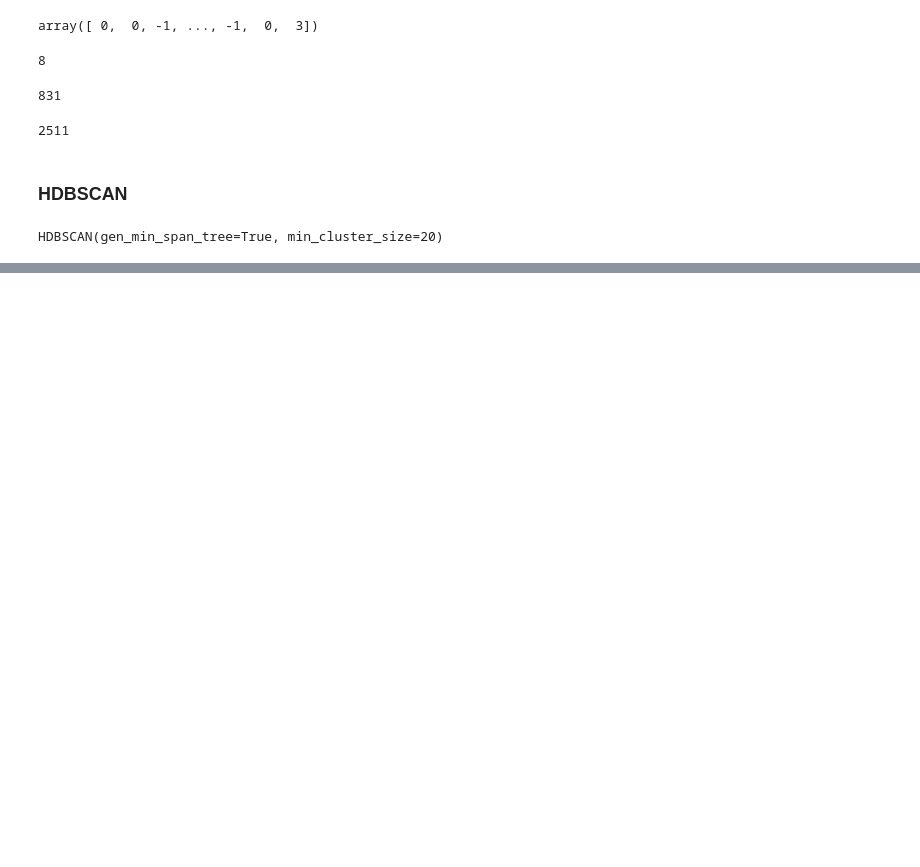
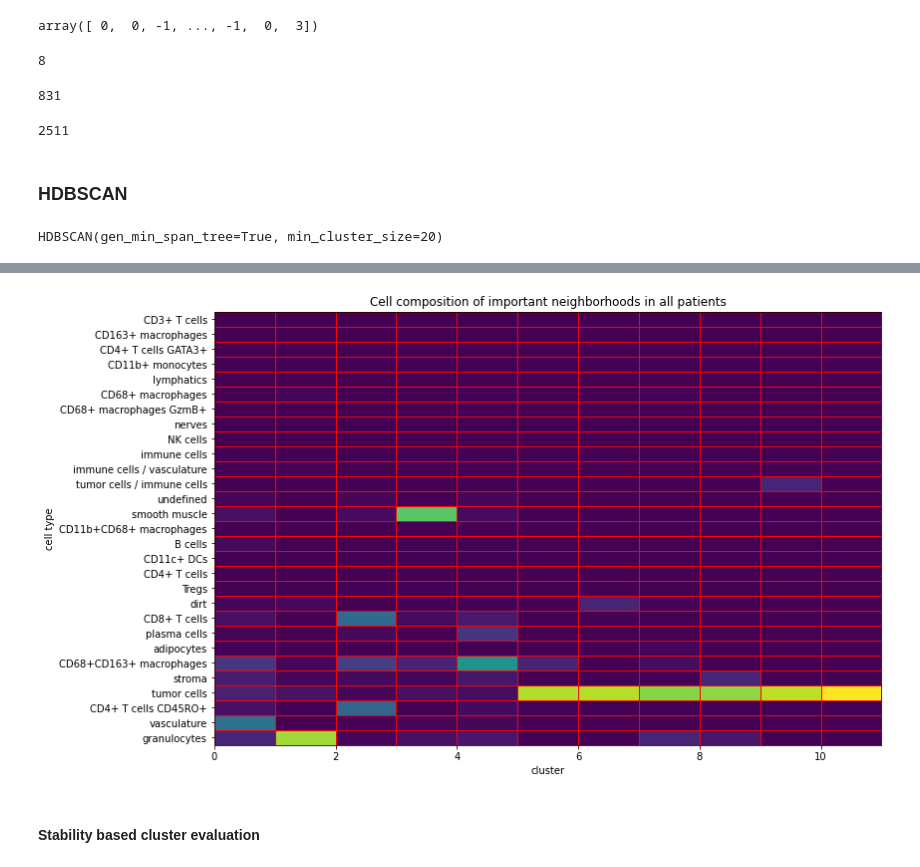
Before and after one commit to jeliason/bioinf593_final_project, a Jupyter notebook: importance_cell_clustering.ipynb, the cells around one changed output, grey strips where cells are left out. Saved outputs shown, nothing was run; the diff lists cells and outputs as text; code cells hidden in the pictures; blank space fills up the shorter version.

```diff
--- a/importance_cell_clustering.ipynb
+++ b/importance_cell_clustering.ipynb
@@ -98,5 +147,2 @@ Name: patient_group, dtype: int64
 # %% [markdown]
 Roughly twice as many important neighborhoods for group 2 than in group 1
-# %%
-with open(DATA_PATH+'spots_nbhds_df.pkl','wb') as f:
-    pickle.dump(nbhds_df,f)
@@ -187,0 +246,24 @@ clusterer.condensed_tree_.plot(select_clusters=True,
+# %%
+labs = clusterer.labels_
+# %%
+centroids = []
+for lab in range(max(labs)+1):
+    if lab == -1:
+        continue
+    idx = np.where(labs == lab)[0]
+    centroids.append(X[idx,:].mean(axis=0))
+# %%
+cols = nbhds_df_group.drop(['patient_stage','patient_group','patient_id','spot_id','centroid_X','centroid_Y'],axis=1).columns
+fig,ax = plt.subplots(figsize=(12,8))
+ax.pcolormesh(np.array(centroids).T, edgecolor='red')
+ax.set_yticks(np.arange(len(cols))+0.5)
+ax.set_yticklabels(cols)
+ax.set_xlabel('cluster')
+ax.set_ylabel('cell type')
+ax.set_title(f'Cell composition of important neighborhoods in all patients')
+plt.savefig(DATA_PATH+f'cell_comp_group_all.png')
+plt.show()
+# %% [output]
+[figure, added]
+# %% [markdown]
+#### Stability based cluster evaluation
```
Also changed, not shown: parts of 29 cells of this notebook, 6 other files.
